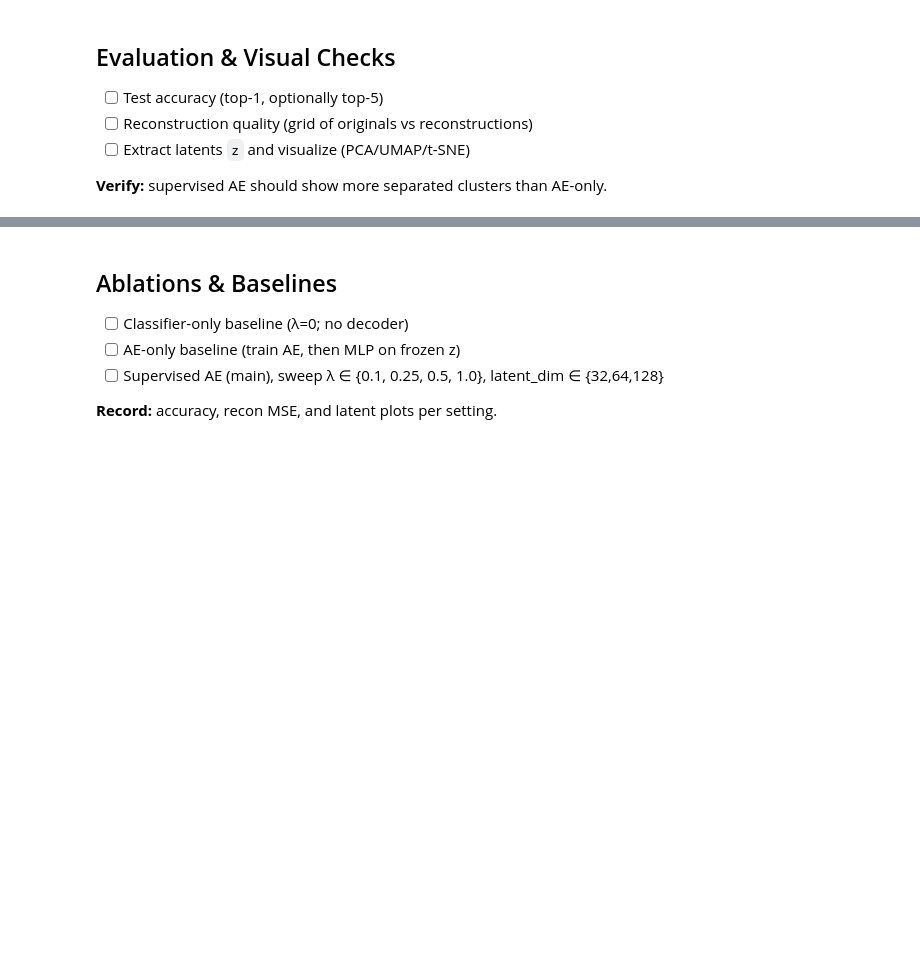
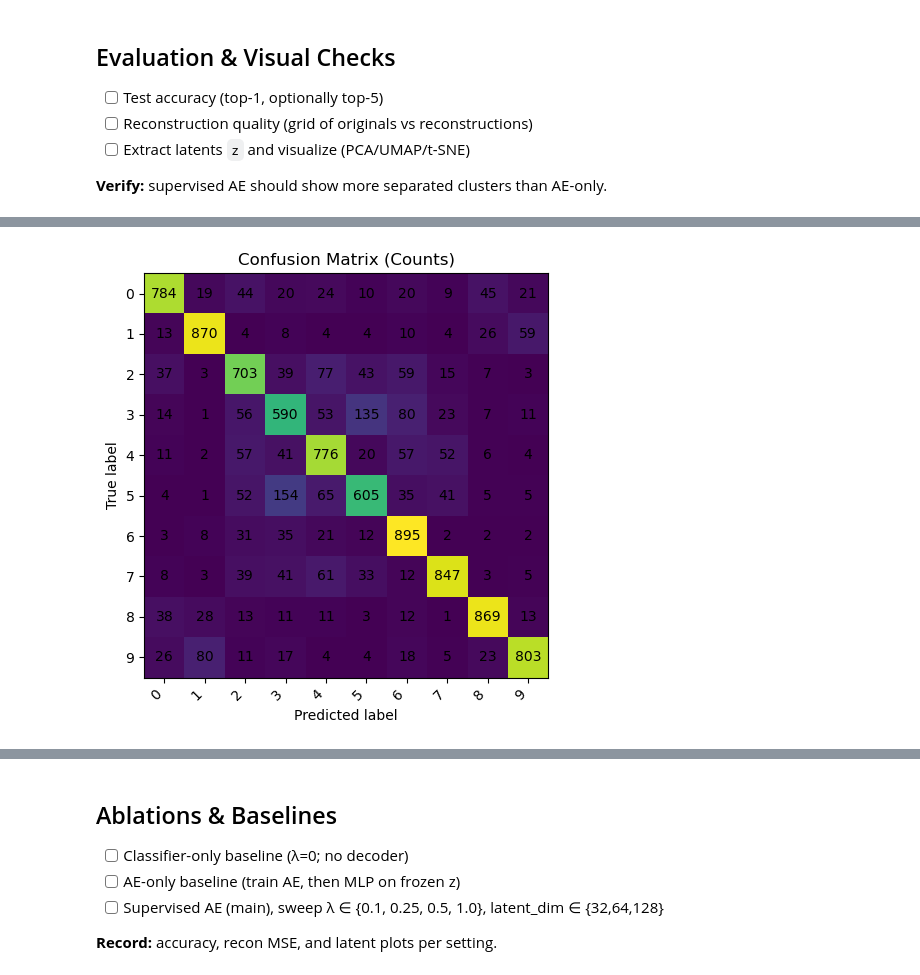
Before and after one commit to elfreyer/project_module_3, a Jupyter notebook: notebooks/02_supervised_autoencoder_cifar10.ipynb, the cells around one changed output, grey strips where cells are left out. Drawn from its saved outputs; the diff is of its cells as text; code cells hidden in the pictures; blank space fills up the shorter version.

```diff
--- a/notebooks/02_supervised_autoencoder_cifar10.ipynb
+++ b/notebooks/02_supervised_autoencoder_cifar10.ipynb
@@ -655,0 +794,84 @@ def plot_latent_2d(Z, y, method='pca'):
+# %%
+import torch
+import numpy as np
+import matplotlib.pyplot as plt
+from sklearn.metrics import confusion_matrix
+
+@torch.no_grad()
+def confusion_matrix_eval(model, loader, device=None, normalize=None, class_names=None, title="Confusion Matrix"):
+    """
+    Compute and plot a confusion matrix.
+
+    Args:
+        model: your SupervisedAE (or any model returning logits)
+        loader: dataloader with (X, y)
+        device: torch device (inferred if None)
+        normalize: None, 'true', 'pred', or 'all' (sklearn semantics)
+        class_names: optional list of class names (len == num_classes)
+        title: plot title
+
+    Returns:
+        cm: numpy array of shape (num_classes, num_classes)
+    """
+    device = device or next(model.parameters()).device
+    model.eval()
+    y_true, y_pred = [], []
+
+    for X, y in loader:
+        X = X.to(device)
+        y_true.append(y.numpy())
+
+        # Forward
+        _, _, logits = model(X)
+        preds = logits.argmax(dim=1).cpu().numpy()
+        y_pred.append(preds)
+
+    y_true = np.concatenate(y_true)
+    y_pred = np.concatenate(y_pred)
+
+    # Compute confusion matrix
+    cm = confusion_matrix(y_true, y_pred, normalize=normalize)
+
+    # Plot (matplotlib only; no seaborn, no custom colors)
+    fig, ax = plt.subplots(figsize=(6, 5))
+    im = ax.imshow(cm)  # default colormap
+
+    ax.set_title(title)
+    ax.set_xlabel("Predicted label")
+    ax.set_ylabel("True label")
+
+    num_classes = cm.shape[0]
+    if class_names is None:
+        # Try to grab from dataset if available
+        try:
+            class_names = loader.dataset.classes
+            if len(class_names) != num_classes:
+                class_names = list(map(str, range(num_classes)))
+        except Exception:
+            class_names = list(map(str, range(num_classes)))
+
+    ax.set_xticks(range(num_classes))
+    ax.set_yticks(range(num_classes))
+    ax.set_xticklabels(class_names, rotation=45, ha="right")
+    ax.set_yticklabels(class_names)
+
+    # Overlay values
+    fmt = ".2f" if normalize else "d"
+    thresh = cm.max() / 2.0 if cm.size else 0.0
+    for i in range(num_classes):
+        for j in range(num_classes):
+            val = cm[i, j]
+            ax.text(j, i, format(val, fmt),
+                    ha="center", va="center")
+
+    fig.tight_layout()
+    plt.show()
+    return cm
+
+# No normalization (counts)
+cm = confusion_matrix_eval(model, valid_loader, normalize=None, title="Confusion Matrix (Counts)")
+
+# Row-normalized (per true class recall)
+cm_norm = confusion_matrix_eval(model, valid_loader, normalize='true', title="Confusion Matrix (Normalized)")
+# %% [output]
+[figure, added]
```
Also changed, not shown: parts of 17 cells of this notebook.
